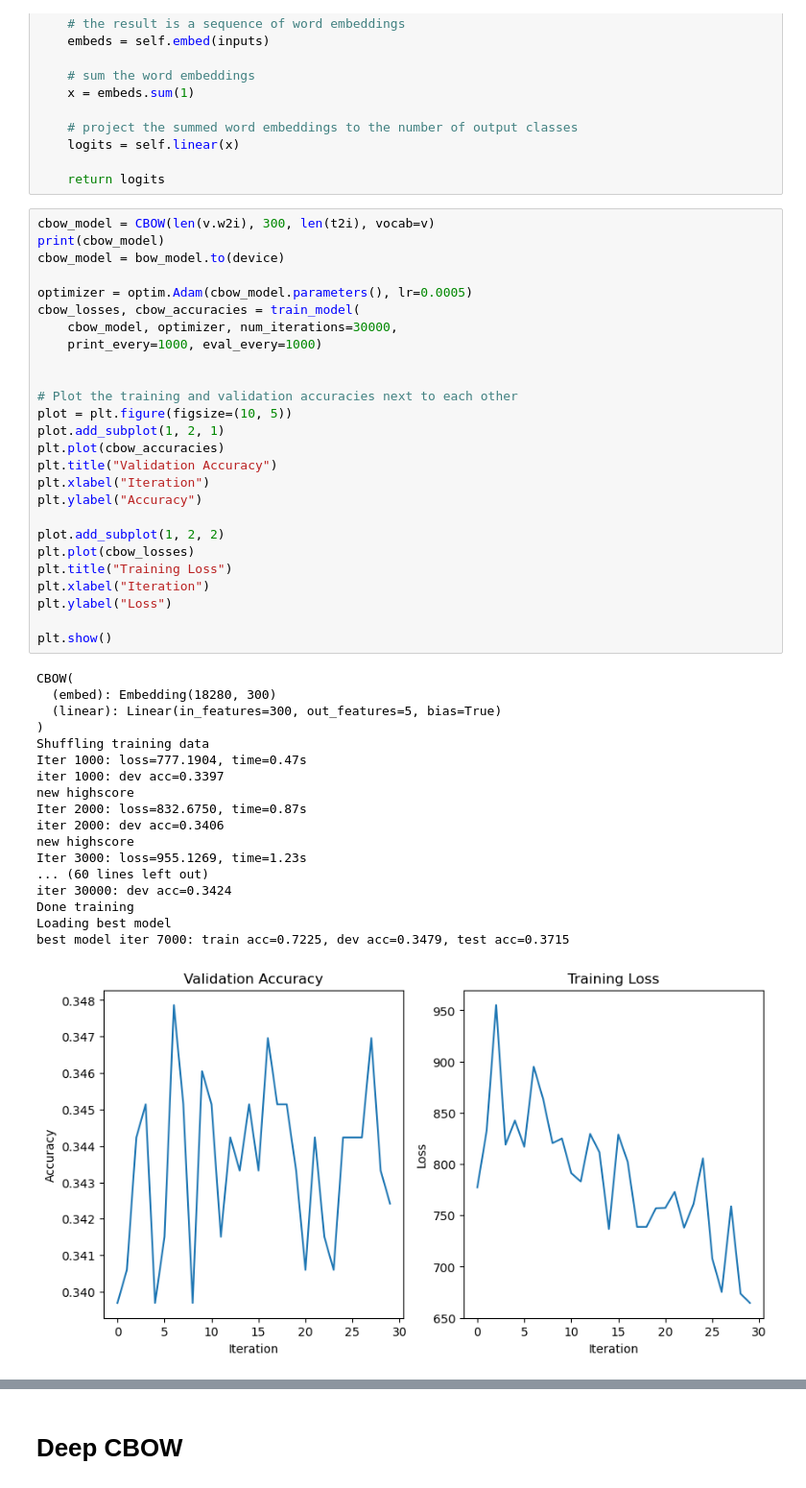
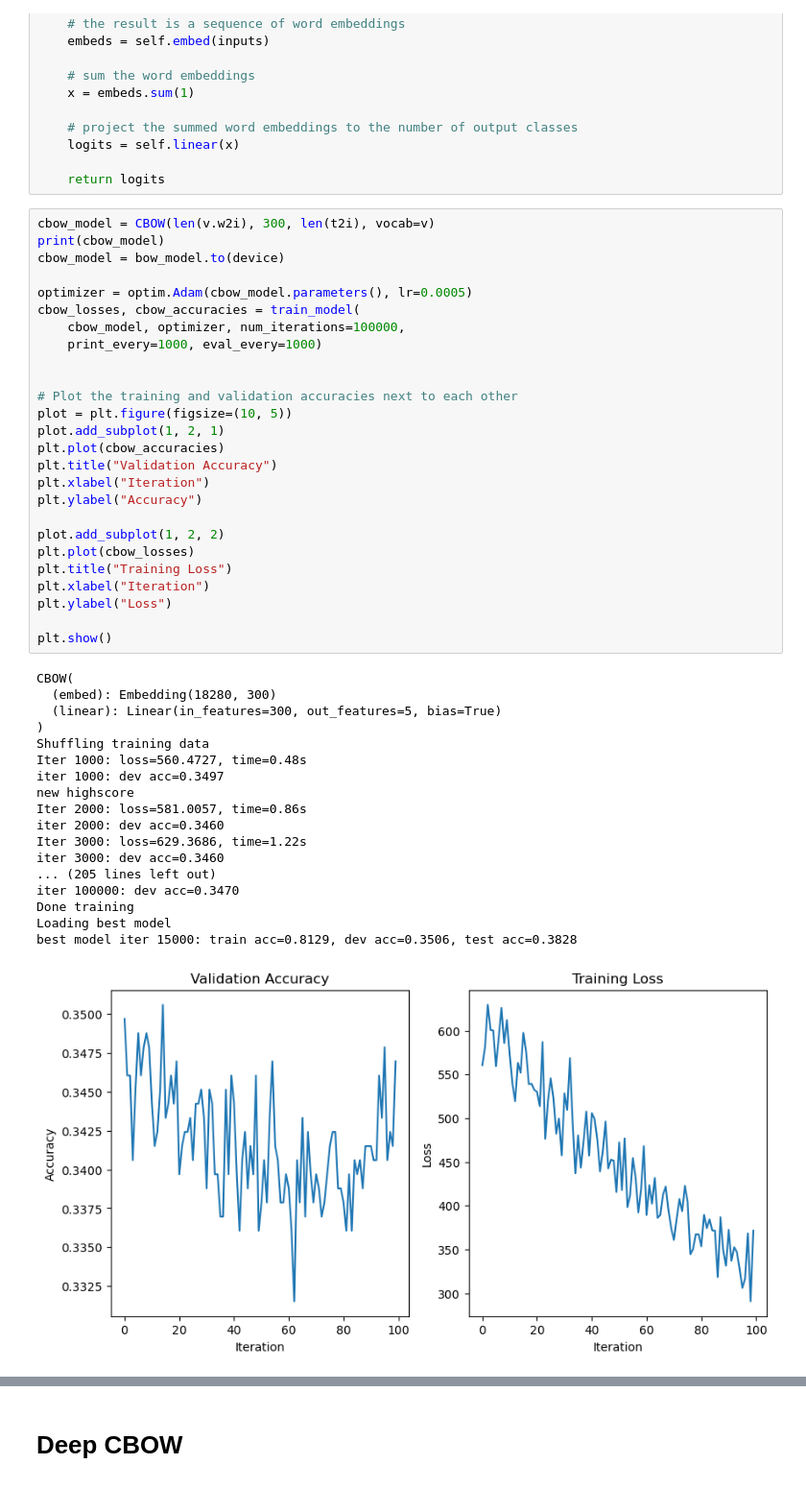
Before and after one commit to NiccoloCase/uva-nlp-1-assignments, a Jupyter notebook: assignment2/NLP1_2025_Practical_2.ipynb, the cells around one changed output, grey strips where cells are left out. Shown at 96% size. Saved outputs shown, nothing was run; the diff lists cells and outputs as text.

Commit message:
Update training iterations and improve model performance metrics in NLP practical notebook

```diff
--- a/assignment2/NLP1_2025_Practical_2.ipynb
+++ b/assignment2/NLP1_2025_Practical_2.ipynb
@@ -778,41 +778,41 @@ cbow_model = bow_model.to(device)
 
 optimizer = optim.Adam(cbow_model.parameters(), lr=0.0005)
 cbow_losses, cbow_accuracies = train_model(
-    cbow_model, optimizer, num_iterations=30000,
+    cbow_model, optimizer, num_iterations=100000,
     print_every=1000, eval_every=1000)
 
 
 # Plot the training and validation accuracies next to each other
 plot = plt.figure(figsize=(10, 5))
 plot.add_subplot(1, 2, 1)
 plt.plot(cbow_accuracies)
 plt.title("Validation Accuracy")
 plt.xlabel("Iteration")
 plt.ylabel("Accuracy")
 
 plot.add_subplot(1, 2, 2)
 plt.plot(cbow_losses)
 plt.title("Training Loss")
 plt.xlabel("Iteration")
 plt.ylabel("Loss")
 
 plt.show()
 # %% [output]
 CBOW(
   (embed): Embedding(18280, 300)
   (linear): Linear(in_features=300, out_features=5, bias=True)
 )
 Shuffling training data
-Iter 1000: loss=777.1904, time=0.47s
-iter 1000: dev acc=0.3397
+Iter 1000: loss=560.4727, time=0.48s
+iter 1000: dev acc=0.3497
 new highscore
-Iter 2000: loss=832.6750, time=0.87s
-iter 2000: dev acc=0.3406
-new highscore
-Iter 3000: loss=955.1269, time=1.23s
-... (60 lines left out)
-iter 30000: dev acc=0.3424
+Iter 2000: loss=581.0057, time=0.86s
+iter 2000: dev acc=0.3460
+Iter 3000: loss=629.3686, time=1.22s
+iter 3000: dev acc=0.3460
+... (205 lines left out)
+iter 100000: dev acc=0.3470
 Done training
 Loading best model
-best model iter 7000: train acc=0.7225, dev acc=0.3479, test acc=0.3715
+best model iter 15000: train acc=0.8129, dev acc=0.3506, test acc=0.3828
-[figure, old version]
+[figure, new version]
```
Also changed, not shown: parts of 1 cell of this notebook.
